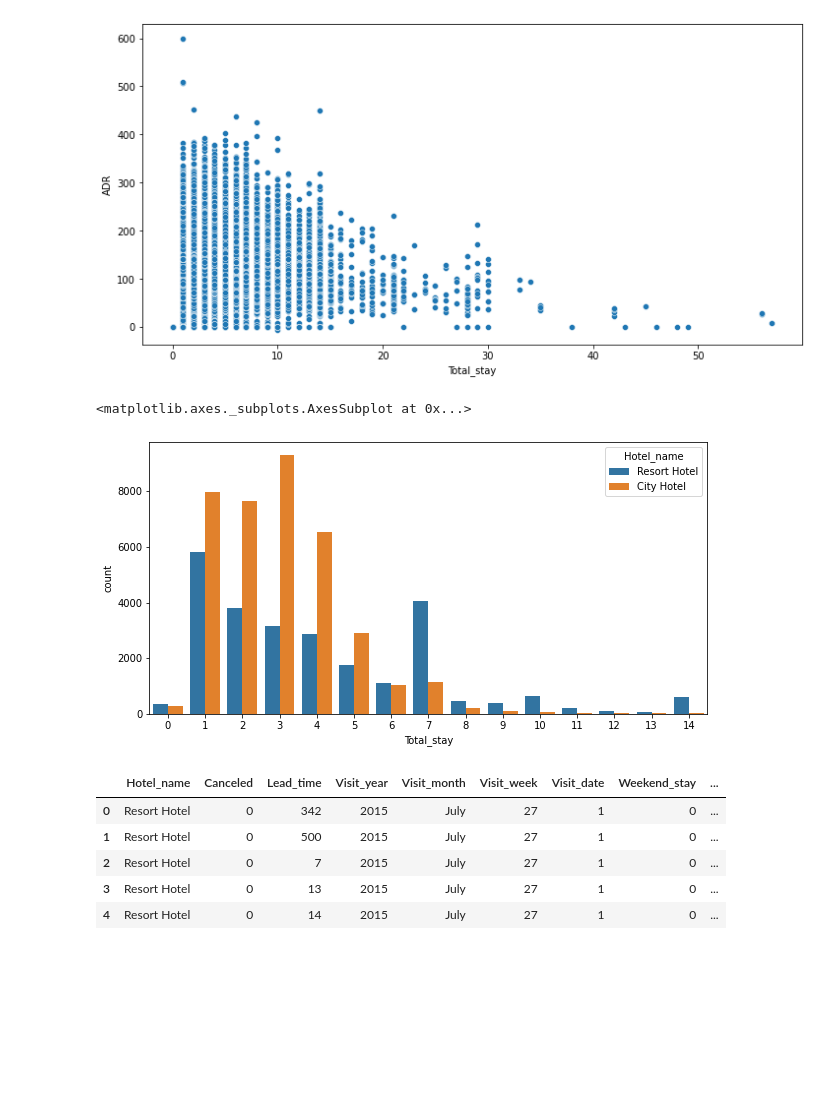
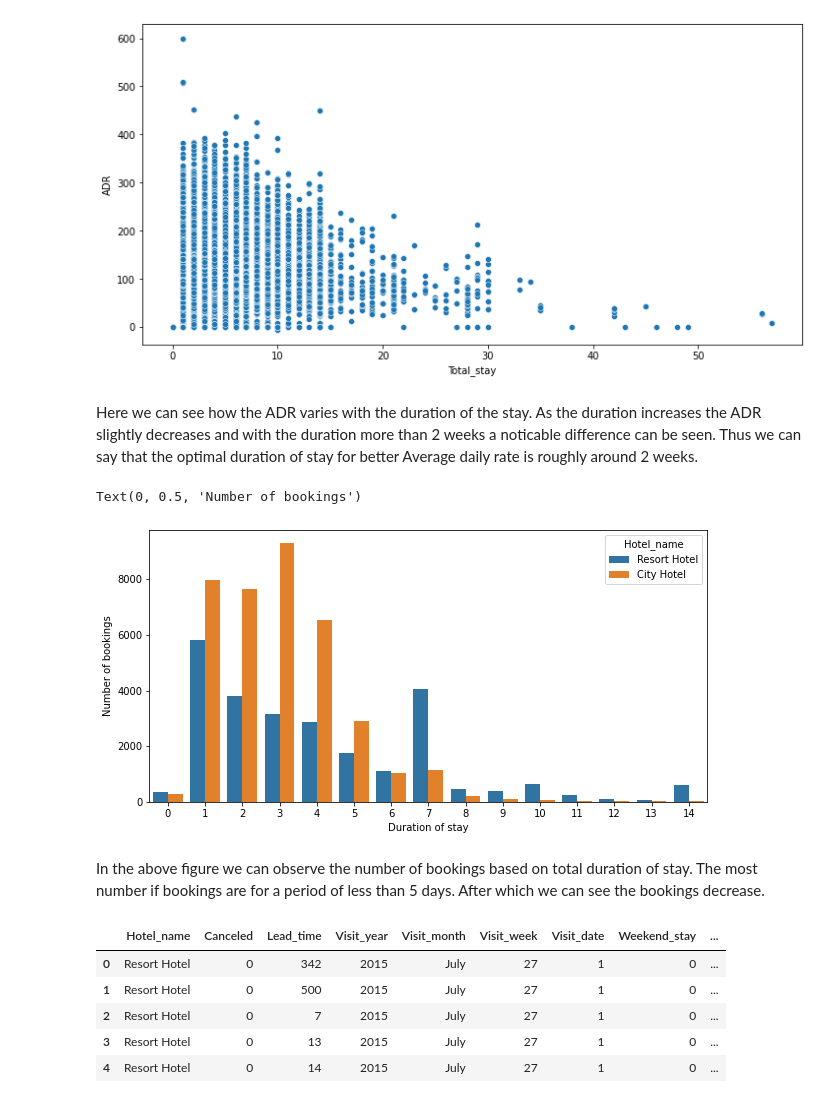
Before and after one commit to Shantanu0113/Hotel-Booking-Analysis, a Jupyter notebook: Shantanu_collab.ipynb, the cells around one changed output. Cells and saved outputs as stored; diff of their text form; code cells hidden in the pictures; blank space fills up the shorter version.

```diff
--- a/Shantanu_collab.ipynb
+++ b/Shantanu_collab.ipynb
@@ -394,14 +405,21 @@ sns.scatterplot(data=hotel, x='Total_stay', y='ADR')
 # %% [output]
 <matplotlib.axes._subplots.AxesSubplot at 0x...>
 [figure]
+# %% [markdown]
+Here we can see how the ADR varies with the duration of the stay. As the duration increases the ADR slightly decreases and with the duration more than 2 weeks a noticable difference can be seen.
+Thus we can say that the optimal duration of stay for better Average daily rate is roughly around 2 weeks.
 # %%
 actual_guests = hotel[hotel['Canceled']==0]
 d1= actual_guests[actual_guests['Total_stay']<15]
 plt.figure(figsize=(10,5))
 sns.countplot(x= d1['Total_stay'],hue= d1['Hotel_name'])
+plt.xlabel('Duration of stay')
+plt.ylabel('Number of bookings')
 # %% [output]
-<matplotlib.axes._subplots.AxesSubplot at 0x...>
+Text(0, 0.5, 'Number of bookings')
-[figure, old version]
+[figure, new version]
+# %% [markdown]
+In the above figure we can observe the number of bookings based on total duration of stay. The most number if bookings are for a period of less than 5 days. After which we can see the bookings decrease.
 # %%
 d1= hotel[hotel['Canceled']==0]
 # %%
```
Also changed, not shown: parts of 38 cells of this notebook.
